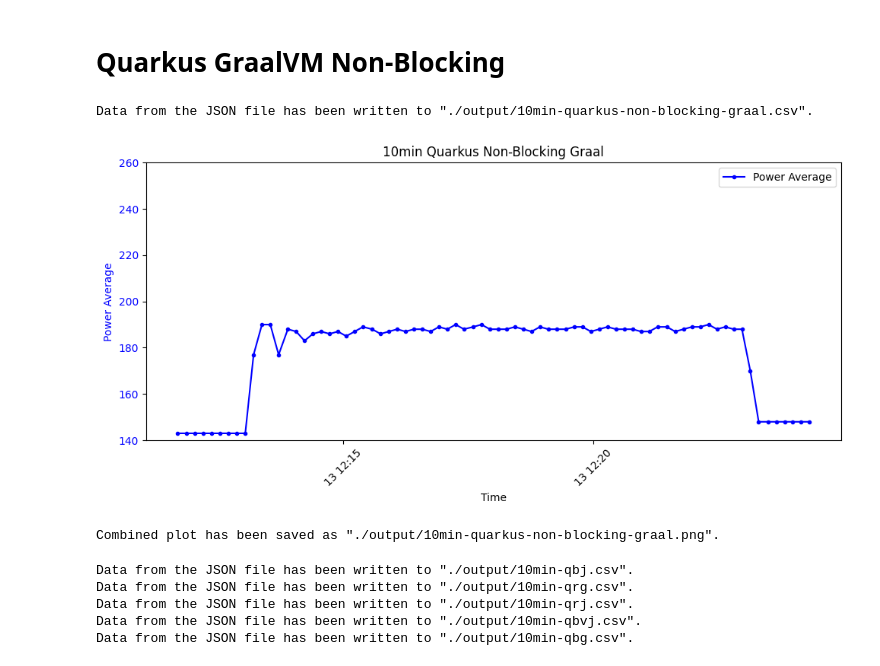
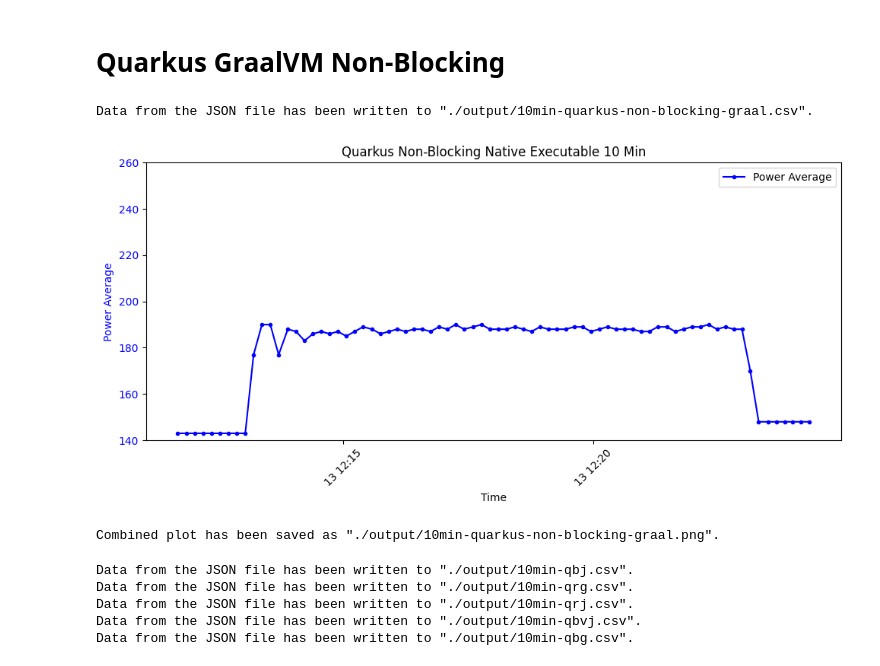
Before and after one commit to bachelorthesis-wilfer/messungen, a Jupyter notebook: quarkus/10min/z_quarkus-evaluation/10min-quarkus-run.ipynb, the cells around one changed output. Saved outputs shown, nothing was run; the diff lists cells and outputs as text; code cells hidden in the pictures.

```diff
--- a/quarkus/10min/z_quarkus-evaluation/10min-quarkus-run.ipynb
+++ b/quarkus/10min/z_quarkus-evaluation/10min-quarkus-run.ipynb
@@ -238,35 +238,35 @@ with open(csv_file1, mode='w', newline='') as file1:
     writer1.writerow(["Time", "Average"])  # Write header row
     writer1.writerows(zip(time_values1, average_values1))  # Write data rows
 
 print(f'Data from the JSON file has been written to "{csv_file1}".')
 
 # Create two subplots sharing the same X-axis
 fig, ax1 = plt.subplots(figsize=(10, 5))
 
 # Plot the PowerDetail data on the left Y-axis
 ax1.plot(time_values1, average_values1, marker='.', linestyle='-', label="Power Average", color='blue')
 ax1.set_xlabel('Time')
 ax1.set_ylabel('Power Average', color='blue')
 ax1.tick_params(axis='y', labelcolor='blue')
 ax1.set_ylim(140, 260)
 
 # Title and legend
-plt.title('10min Quarkus Non-Blocking Graal')
+plt.title('Quarkus Non-Blocking Native Executable 10 Min')
 plt.legend(loc='upper right')
 
 # Format x-axis labels as dates
 plt.xticks(rotation=45)
 
 plt.savefig(plot_image_file)
 
 # Show the plot
 plt.tight_layout()
 plt.show()
 
 print(f'Combined plot has been saved as "{plot_image_file}".')
 # %% [output]
 Data from the JSON file has been written to "./output/10min-quarkus-non-blocking-graal.csv".
-[figure, old version]
+[figure, new version]
 Combined plot has been saved as "./output/10min-quarkus-non-blocking-graal.png".
 # %%
 
```
Also changed, not shown: parts of 4 cells of this notebook, 8 other files.
